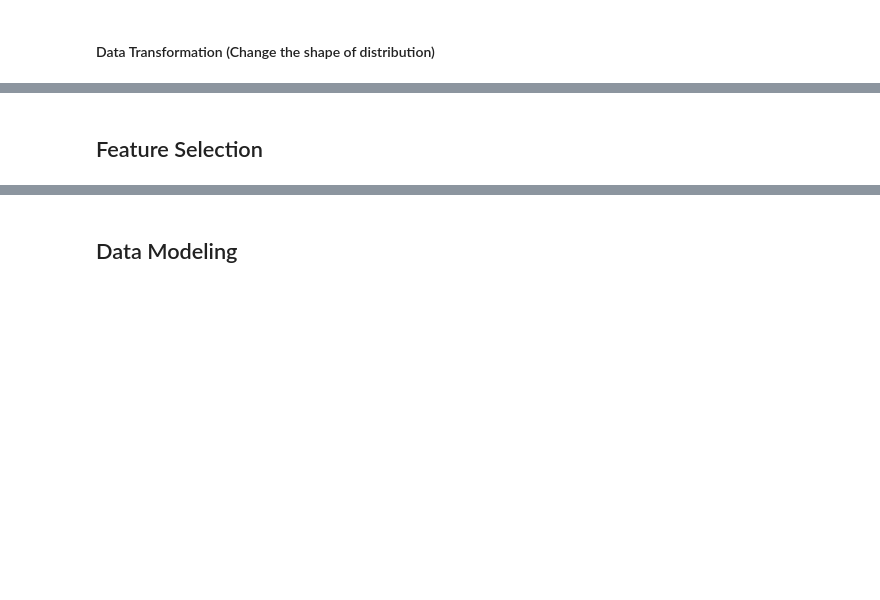
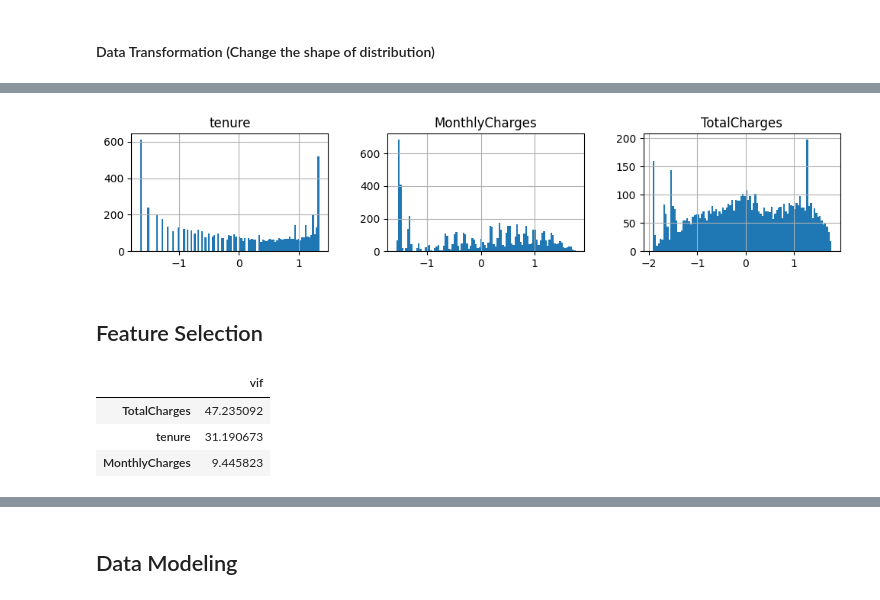
Before and after one commit to Agungvpzz/Telco-Churn-Analysis, a Jupyter notebook: Telco Churn Predictive Modeling.ipynb, the cells around one changed output, grey strips where cells are left out. Drawn from its saved outputs; the diff is of its cells as text; code cells hidden in the pictures; blank space fills up the shorter version.

```diff
--- a/Telco Churn Predictive Modeling.ipynb
+++ b/Telco Churn Predictive Modeling.ipynb
@@ -25,6 +29,8 @@ from statsmodels.stats.outliers_influence import variance_inflation_factor
 # %%
 df = pd.read_csv("F:/Data/datas/WA_Fn-UseC_-Telco-Customer-Churn.csv", index_col=0)
 df['Churn'] = df['Churn'].map({'Yes':1, 'No':0})
+# %%
+NUM_COLS = ["tenure", "MonthlyCharges", "TotalCharges"]
 # %% [markdown]
 ## Data Preparation
 # %% [markdown]
@@ -32,3 +40,5 @@ df['Churn'] = df['Churn'].map({'Yes':1, 'No':0})
+# %%
+df = df.drop(index=df[df['tenure'] == 0].index)
 # %% [markdown]
 #### Drop Missing Values
 # %%
@@ -190,4 +201,3 @@ df[["tenure", "MonthlyCharges", "TotalCharges"]].hist(figsize=(12, 2), bins=100,
 # %%
 ss = StandardScaler()
-diamonds.loc[:, ["price", "carat"]] = ss.fit_transform(diamonds[["price", "carat"]])
-diamonds[["price", "carat"]].hist(figsize=(10, 5));
+df.loc[:, NUM_COLS] = ss.fit_transform(df[NUM_COLS])
@@ -196,3 +226,9 @@ diamonds[["price", "carat"]].hist(figsize=(10, 5));
+# %%
+df[NUM_COLS] = PowerTransformer(method='yeo-johnson').fit_transform(df[NUM_COLS])
+# %%
+df[NUM_COLS].hist(figsize=(12, 2), bins=100, layout=(1, 3));
+# %% [output]
+[figure, added]
 # %% [markdown]
 ## Feature Selection
 # %%
@@ -207,4 +243,9 @@ def vif(df, y:'y will droped', scale=True):
 
     return pd.DataFrame(vif, index=index, columns=['vif']).sort_values(by='vif', ascending=False)
 # %%
-vif(df_processed[payments_cols + ['Churn']], 'Churn')
+vif(df[NUM_COLS + ['Churn']], 'Churn')
+# %% [output]
+|  | vif |
+| TotalCharges | 47.235092 |
+| tenure | 31.190673 |
+| MonthlyCharges | 9.445823 |
```
Also changed, not shown: parts of 26 cells of this notebook.
